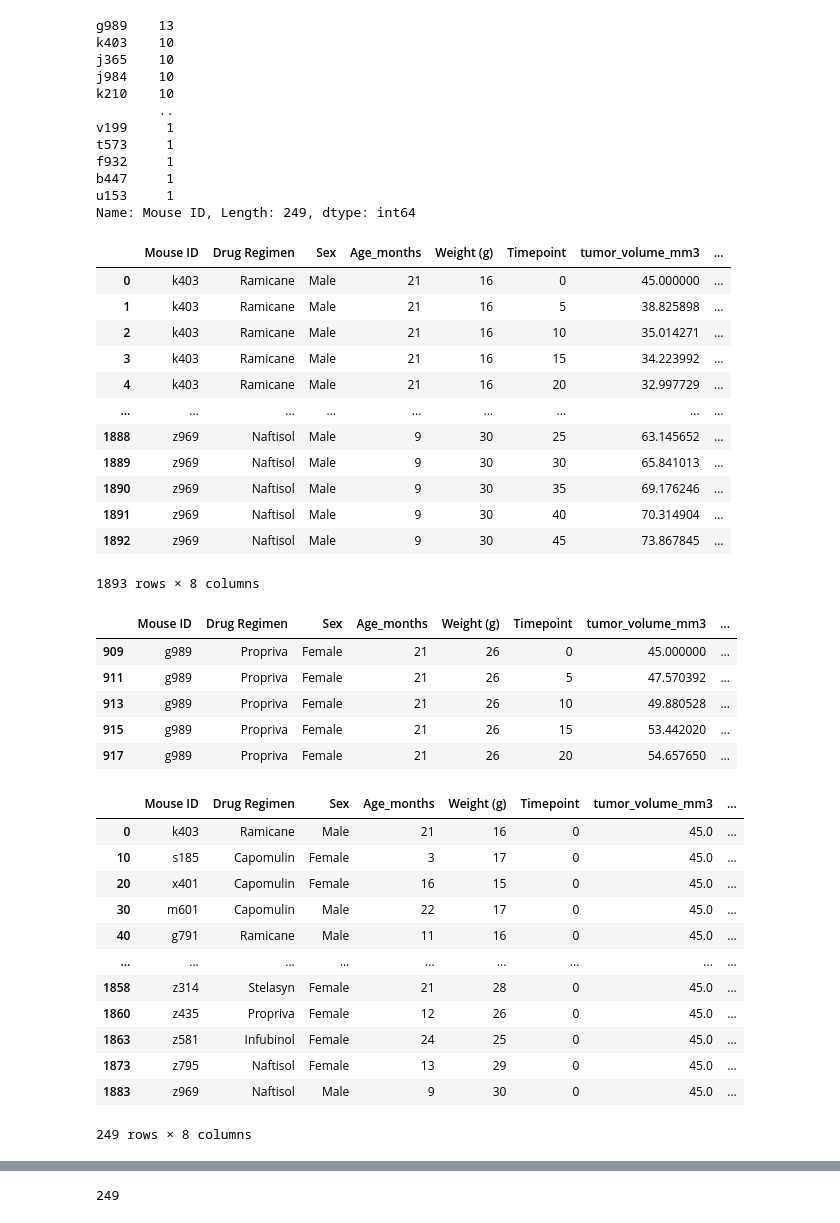
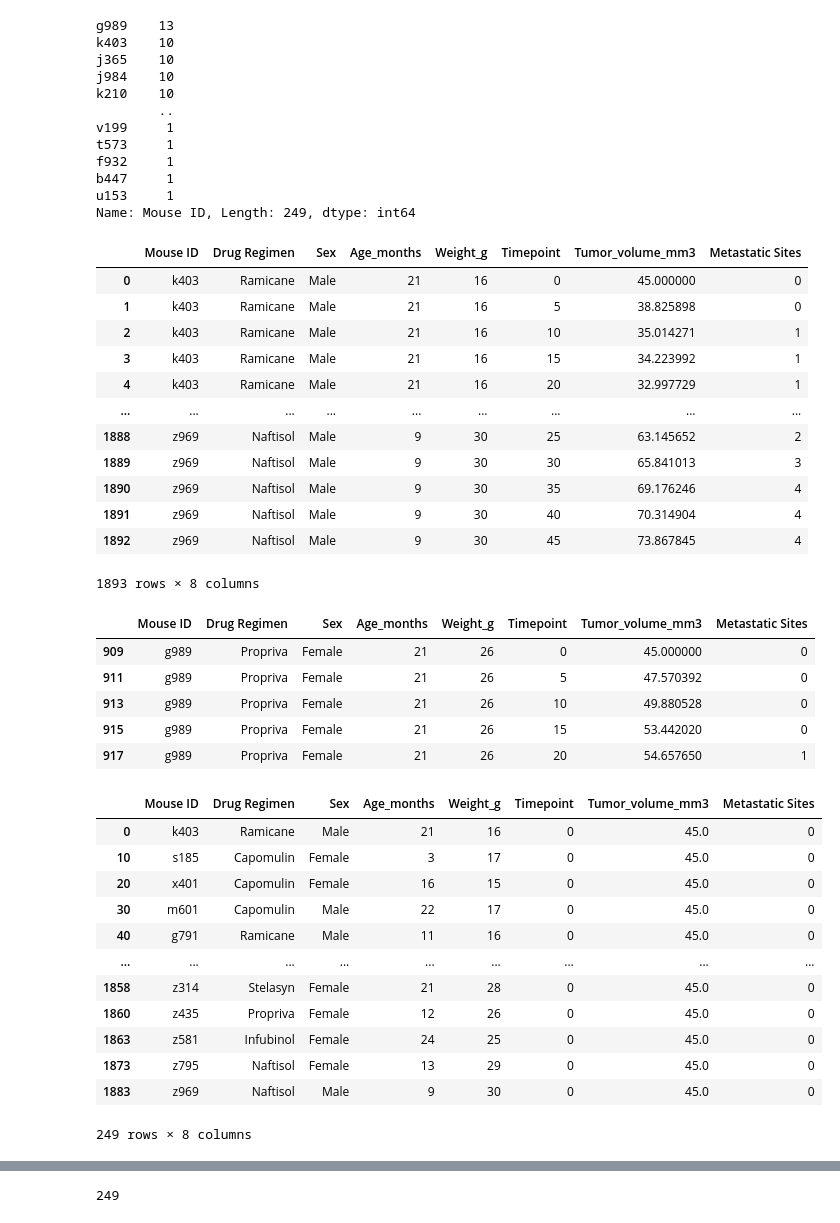
Before and after one commit to Master-Leo/Summary-Statistics-Challenge, a Jupyter notebook: pymaceuticals_starter.ipynb, the cells around one changed output, grey strips where cells are left out. Cells and saved outputs as stored; diff of their text form; code cells hidden in the pictures.

```diff
--- a/pymaceuticals_starter.ipynb
+++ b/pymaceuticals_starter.ipynb
@@ -55,50 +55,50 @@ b447     1
 u153     1
 Name: Mouse ID, Length: 249, dtype: int64
 # %%
-data_combined.rename(columns={"Tumor Volume (mm3)": "tumor_volume_mm3"}, inplace = True)
+data_combined.rename(columns={"Tumor Volume (mm3)": "Tumor_volume_mm3", "Weight (g)": "Weight_g"}, inplace = True)
 data_combined
 # %% [output]
-|  | Mouse ID | Drug Regimen | Sex | Age_months | Weight (g) | Timepoint | tumor_volume_mm3 | ... |
-| 0 | k403 | Ramicane | Male | 21 | 16 | 0 | 45.000000 | ... |
-| 1 | k403 | Ramicane | Male | 21 | 16 | 5 | 38.825898 | ... |
-| 2 | k403 | Ramicane | Male | 21 | 16 | 10 | 35.014271 | ... |
-| 3 | k403 | Ramicane | Male | 21 | 16 | 15 | 34.223992 | ... |
-| 4 | k403 | Ramicane | Male | 21 | 16 | 20 | 32.997729 | ... |
+|  | Mouse ID | Drug Regimen | Sex | Age_months | Weight_g | Timepoint | Tumor_volume_mm3 | Metastatic Sites |
+| 0 | k403 | Ramicane | Male | 21 | 16 | 0 | 45.000000 | 0 |
+| 1 | k403 | Ramicane | Male | 21 | 16 | 5 | 38.825898 | 0 |
+| 2 | k403 | Ramicane | Male | 21 | 16 | 10 | 35.014271 | 1 |
+| 3 | k403 | Ramicane | Male | 21 | 16 | 15 | 34.223992 | 1 |
+| 4 | k403 | Ramicane | Male | 21 | 16 | 20 | 32.997729 | 1 |
 | ... | ... | ... | ... | ... | ... | ... | ... | ... |
-| 1888 | z969 | Naftisol | Male | 9 | 30 | 25 | 63.145652 | ... |
-| 1889 | z969 | Naftisol | Male | 9 | 30 | 30 | 65.841013 | ... |
-| 1890 | z969 | Naftisol | Male | 9 | 30 | 35 | 69.176246 | ... |
-| 1891 | z969 | Naftisol | Male | 9 | 30 | 40 | 70.314904 | ... |
-| 1892 | z969 | Naftisol | Male | 9 | 30 | 45 | 73.867845 | ... |
+| 1888 | z969 | Naftisol | Male | 9 | 30 | 25 | 63.145652 | 2 |
+| 1889 | z969 | Naftisol | Male | 9 | 30 | 30 | 65.841013 | 3 |
+| 1890 | z969 | Naftisol | Male | 9 | 30 | 35 | 69.176246 | 4 |
+| 1891 | z969 | Naftisol | Male | 9 | 30 | 40 | 70.314904 | 4 |
+| 1892 | z969 | Naftisol | Male | 9 | 30 | 45 | 73.867845 | 4 |
 1893 rows × 8 columns
 # %%
 # Getting the duplicate mice by ID number that shows up for Mouse ID and Timepoint.
 duplicated_mice = pd.DataFrame(data_combined[data_combined.duplicated(["Mouse ID","Timepoint"])])
 duplicated_mice
 # %% [output]
-|  | Mouse ID | Drug Regimen | Sex | Age_months | Weight (g) | Timepoint | tumor_volume_mm3 | ... |
-| 909 | g989 | Propriva | Female | 21 | 26 | 0 | 45.000000 | ... |
-| 911 | g989 | Propriva | Female | 21 | 26 | 5 | 47.570392 | ... |
-| 913 | g989 | Propriva | Female | 21 | 26 | 10 | 49.880528 | ... |
-| 915 | g989 | Propriva | Female | 21 | 26 | 15 | 53.442020 | ... |
-| 917 | g989 | Propriva | Female | 21 | 26 | 20 | 54.657650 | ... |
+|  | Mouse ID | Drug Regimen | Sex | Age_months | Weight_g | Timepoint | Tumor_volume_mm3 | Metastatic Sites |
+| 909 | g989 | Propriva | Female | 21 | 26 | 0 | 45.000000 | 0 |
+| 911 | g989 | Propriva | Female | 21 | 26 | 5 | 47.570392 | 0 |
+| 913 | g989 | Propriva | Female | 21 | 26 | 10 | 49.880528 | 0 |
+| 915 | g989 | Propriva | Female | 21 | 26 | 15 | 53.442020 | 0 |
+| 917 | g989 | Propriva | Female | 21 | 26 | 20 | 54.657650 | 1 |
 # %%
 # Create a clean DataFrame by dropping the duplicate mouse by its ID.
 clean_df = data_combined.drop_duplicates(["Mouse ID"])
 clean_df
 # %% [output]
-|  | Mouse ID | Drug Regimen | Sex | Age_months | Weight (g) | Timepoint | tumor_volume_mm3 | ... |
-| 0 | k403 | Ramicane | Male | 21 | 16 | 0 | 45.0 | ... |
-| 10 | s185 | Capomulin | Female | 3 | 17 | 0 | 45.0 | ... |
-| 20 | x401 | Capomulin | Female | 16 | 15 | 0 | 45.0 | ... |
-| 30 | m601 | Capomulin | Male | 22 | 17 | 0 | 45.0 | ... |
-| 40 | g791 | Ramicane | Male | 11 | 16 | 0 | 45.0 | ... |
+|  | Mouse ID | Drug Regimen | Sex | Age_months | Weight_g | Timepoint | Tumor_volume_mm3 | Metastatic Sites |
+| 0 | k403 | Ramicane | Male | 21 | 16 | 0 | 45.0 | 0 |
+| 10 | s185 | Capomulin | Female | 3 | 17 | 0 | 45.0 | 0 |
+| 20 | x401 | Capomulin | Female | 16 | 15 | 0 | 45.0 | 0 |
+| 30 | m601 | Capomulin | Male | 22 | 17 | 0 | 45.0 | 0 |
+| 40 | g791 | Ramicane | Male | 11 | 16 | 0 | 45.0 | 0 |
 | ... | ... | ... | ... | ... | ... | ... | ... | ... |
-| 1858 | z314 | Stelasyn | Female | 21 | 28 | 0 | 45.0 | ... |
-| 1860 | z435 | Propriva | Female | 12 | 26 | 0 | 45.0 | ... |
-| 1863 | z581 | Infubinol | Female | 24 | 25 | 0 | 45.0 | ... |
-| 1873 | z795 | Naftisol | Female | 13 | 29 | 0 | 45.0 | ... |
-| 1883 | z969 | Naftisol | Male | 9 | 30 | 0 | 45.0 | ... |
+| 1858 | z314 | Stelasyn | Female | 21 | 28 | 0 | 45.0 | 0 |
+| 1860 | z435 | Propriva | Female | 12 | 26 | 0 | 45.0 | 0 |
+| 1863 | z581 | Infubinol | Female | 24 | 25 | 0 | 45.0 | 0 |
+| 1873 | z795 | Naftisol | Female | 13 | 29 | 0 | 45.0 | 0 |
+| 1883 | z969 | Naftisol | Male | 9 | 30 | 0 | 45.0 | 0 |
 249 rows × 8 columns
 # %%
 clean_df.count()
```
Also changed, not shown: parts of 11 cells of this notebook.
